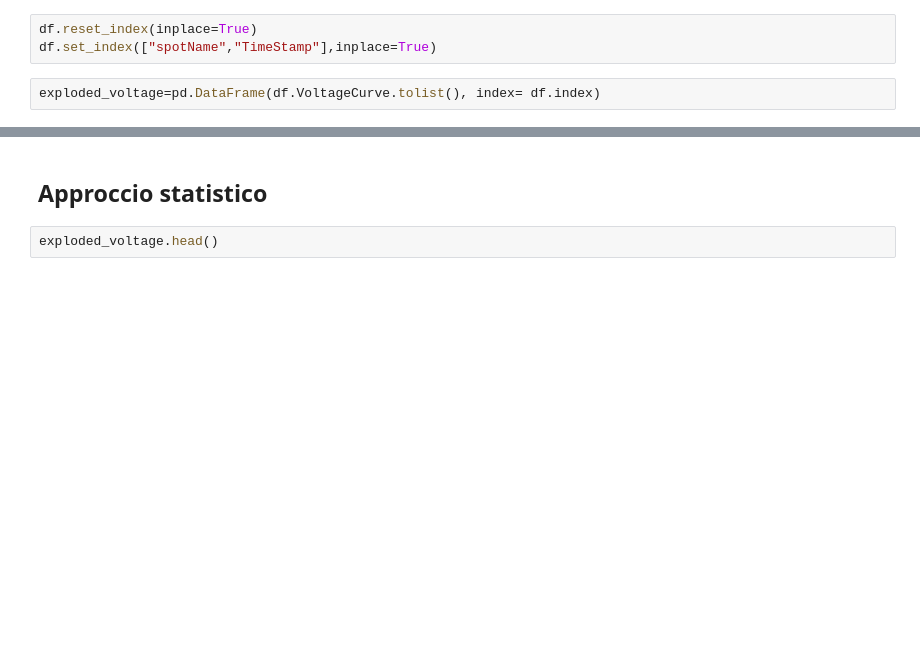
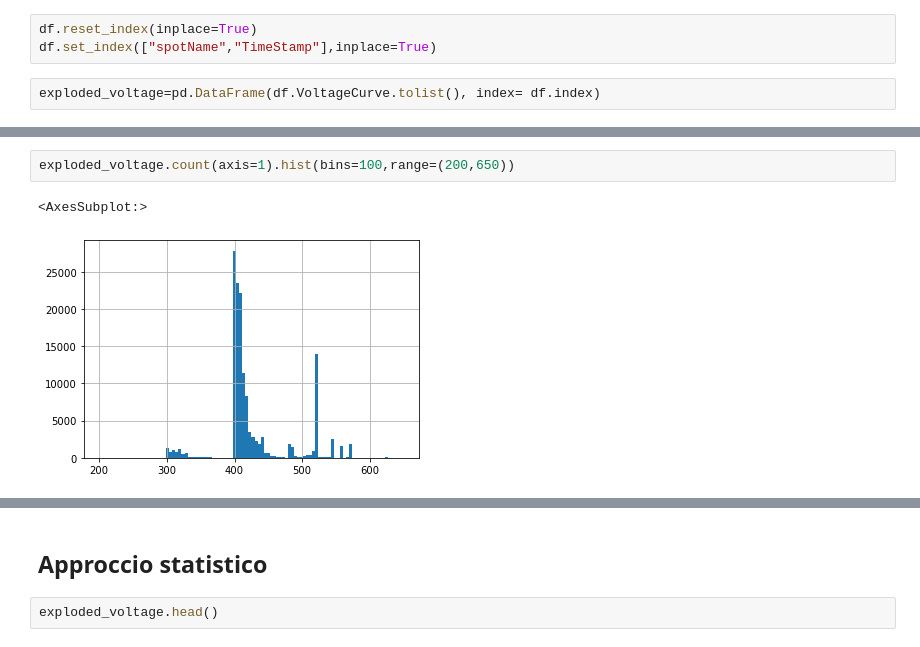
Before and after one commit to DavideMobilia/Anomaly-Detection, a Jupyter notebook: Scripts/provvisorio.ipynb, the cells around one changed output, grey strips where cells are left out. Cells and saved outputs as stored; diff of their text form; blank space fills up the shorter version.

```diff
--- a/Scripts/provvisorio.ipynb
+++ b/Scripts/provvisorio.ipynb
@@ -71,0 +35,5 @@ exploded_voltage.loc[("60000_0_00","2019-11-07 12:29:06")]
+# %%
+exploded_voltage.count(axis=1).hist(bins=100,range=(200,650))
+# %% [output]
+<AxesSubplot:>
+[figure, added]
```
Also changed, not shown: parts of 51 cells of this notebook, 1 other file.
